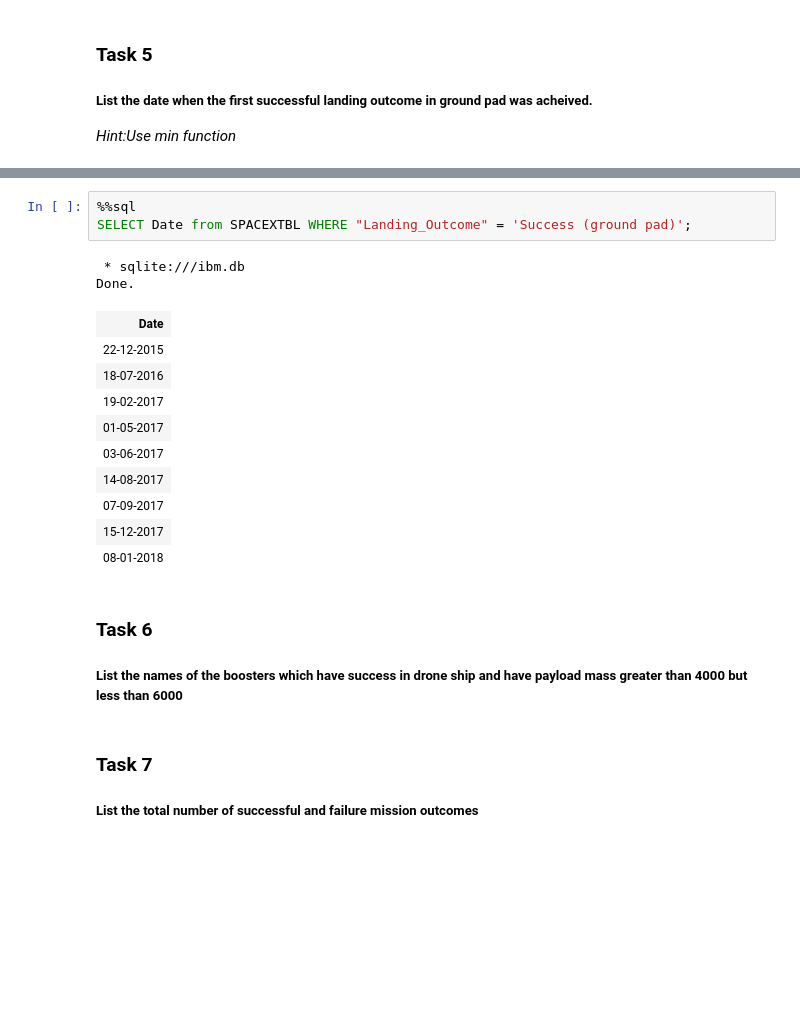
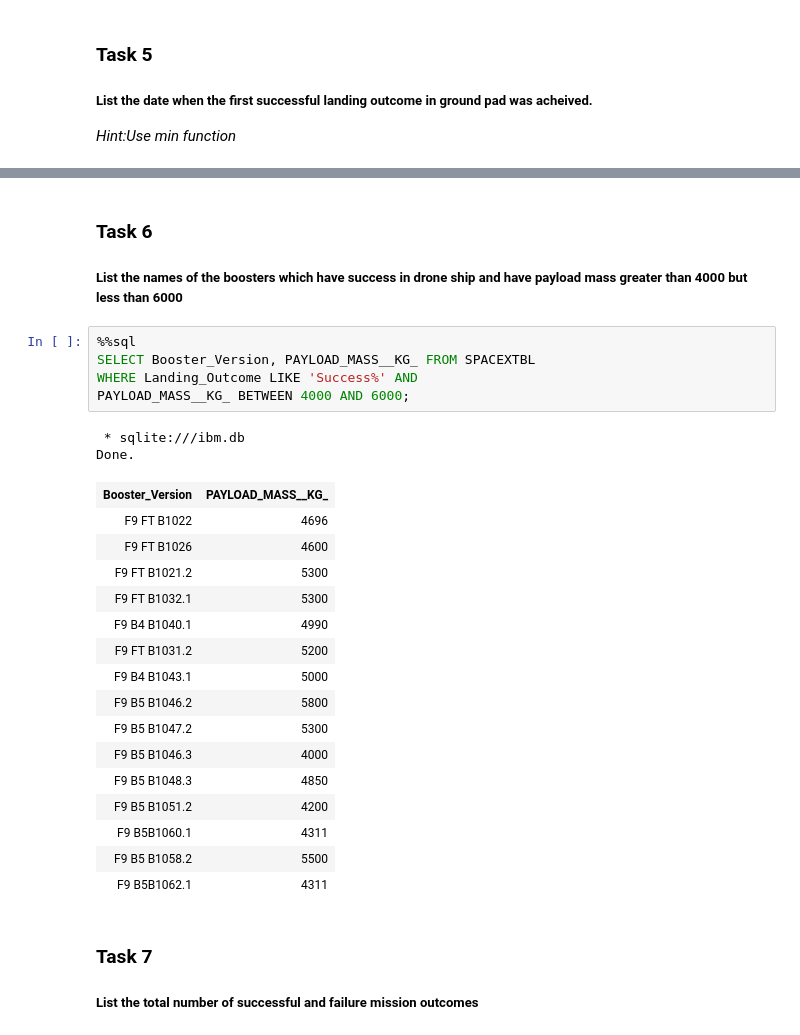
Before and after one commit to mrkizmaz/Applied-DataScience-Capstone-SpaceX, a Jupyter notebook: 04_jupyter-labs-eda-sql-coursera.ipynb, the cells around one changed output, grey strips where cells are left out. Drawn from its saved outputs; the diff is of its cells as text; blank space fills up the shorter version.

```diff
--- a/04_jupyter-labs-eda-sql-coursera.ipynb
+++ b/04_jupyter-labs-eda-sql-coursera.ipynb
@@ -246,26 +227,34 @@ SELECT MIN(Date) as first_successful_landing from SPACEXTBL WHERE "Landing_Outco
 Done.
 | first_successful_landing |
 | 01-05-2017 |
-# %%
-%%sql
-SELECT Date from SPACEXTBL WHERE "Landing_Outcome" = 'Success (ground pad)';
-# %% [output]
- * sqlite:///ibm.db
-Done.
-| Date |
-| 22-12-2015 |
-| 18-07-2016 |
-| 19-02-2017 |
-| 01-05-2017 |
-| 03-06-2017 |
-| 14-08-2017 |
-| 07-09-2017 |
-| 15-12-2017 |
-| 08-01-2018 |
 # %% [markdown]
 ### Task 6
 
 ##### List the names of the boosters which have success in drone ship and have payload mass greater than 4000 but less than 6000
+# %%
+%%sql
+SELECT Booster_Version, PAYLOAD_MASS__KG_ FROM SPACEXTBL
+WHERE Landing_Outcome LIKE 'Success%' AND
+PAYLOAD_MASS__KG_ BETWEEN 4000 AND 6000;
+# %% [output]
+ * sqlite:///ibm.db
+Done.
+| Booster_Version | PAYLOAD_MASS__KG_ |
+| F9 FT B1022 | 4696 |
+| F9 FT B1026 | 4600 |
+| F9 FT B1021.2 | 5300 |
+| F9 FT B1032.1 | 5300 |
+| F9 B4 B1040.1 | 4990 |
+| F9 FT B1031.2 | 5200 |
+| F9 B4 B1043.1 | 5000 |
+| F9 B5 B1046.2 | 5800 |
+| F9 B5 B1047.2 | 5300 |
+| F9 B5 B1046.3 | 4000 |
+| F9 B5 B1048.3 | 4850 |
+| F9 B5 B1051.2 | 4200 |
+| F9 B5B1060.1 | 4311 |
+| F9 B5 B1058.2 | 5500 |
+| F9 B5B1062.1 | 4311 |
 # %% [markdown]
 ### Task 7
 
```
Also changed, not shown: parts of 12 cells of this notebook, 1 other file.
